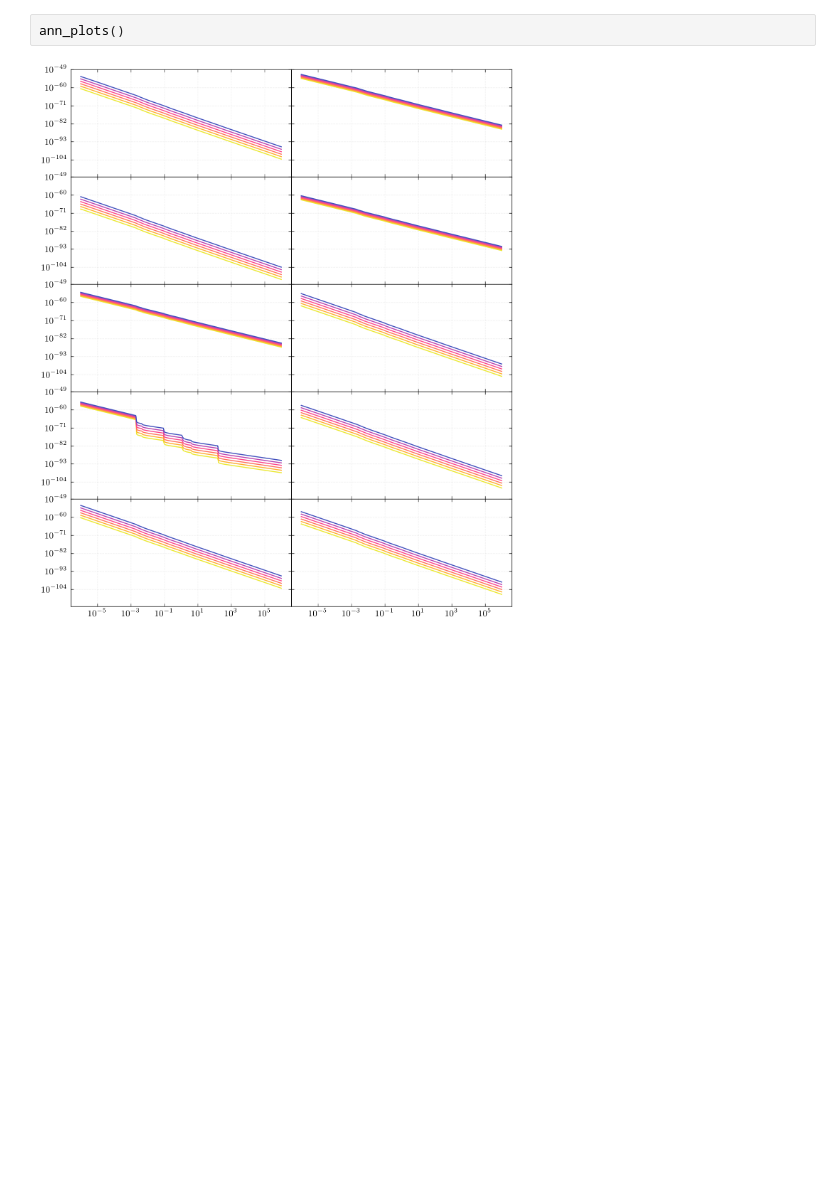
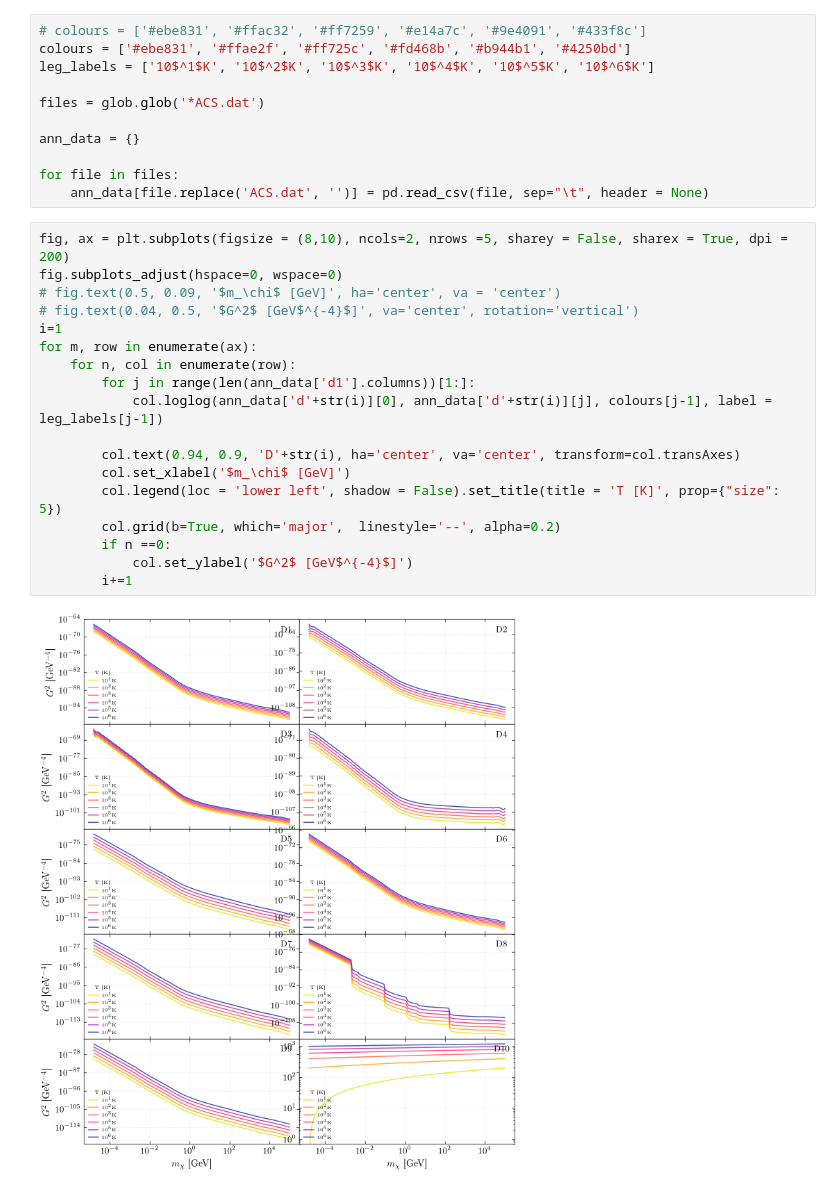
Before and after one commit to mvirgato/Masters, a Jupyter notebook: annihilation/pyAnn.ipynb, the cells around one changed output. Cells and saved outputs as stored; diff of their text form; blank space fills up the shorter version.

```diff
--- a/annihilation/pyAnn.ipynb
+++ b/annihilation/pyAnn.ipynb
@@ -64,4 +22,31 @@ def ann_plots():
-# %%
-ann_plots()
-# %% [output]
-[figure, removed]
+# %%
+# colours = ['#ebe831', '#ffac32', '#ff7259', '#e14a7c', '#9e4091', '#433f8c']
+colours = ['#ebe831', '#ffae2f', '#ff725c', '#fd468b', '#b944b1', '#4250bd']
+leg_labels = ['10$^1$K', '10$^2$K', '10$^3$K', '10$^4$K', '10$^5$K', '10$^6$K']
+
+files = glob.glob('*ACS.dat')
+
+ann_data = {}
+
+for file in files:
+    ann_data[file.replace('ACS.dat', '')] = pd.read_csv(file, sep="\t", header = None)
+# %%
+fig, ax = plt.subplots(figsize = (8,10), ncols=2, nrows =5, sharey = False, sharex = True, dpi = 200)
+fig.subplots_adjust(hspace=0, wspace=0)
+# fig.text(0.5, 0.09, '$m_\chi$ [GeV]', ha='center', va = 'center')
+# fig.text(0.04, 0.5, '$G^2$ [GeV$^{-4}$]', va='center', rotation='vertical')
+i=1
+for m, row in enumerate(ax):
+    for n, col in enumerate(row):
+        for j in range(len(ann_data['d1'].columns))[1:]:
+            col.loglog(ann_data['d'+str(i)][0], ann_data['d'+str(i)][j], colours[j-1], label = leg_labels[j-1])
+
+        col.text(0.94, 0.9, 'D'+str(i), ha='center', va='center', transform=col.transAxes)
+        col.set_xlabel('$m_\chi$ [GeV]')
+        col.legend(loc = 'lower left', shadow = False).set_title(title = 'T [K]', prop={"size": 5})
+        col.grid(b=True, which='major',  linestyle='--', alpha=0.2)
+        if n ==0:
+            col.set_ylabel('$G^2$ [GeV$^{-4}$]')
+        i+=1
+# %% [output]
+[figure, added]
```
Also changed, not shown: parts of 5 cells of this notebook, 24 other files.
